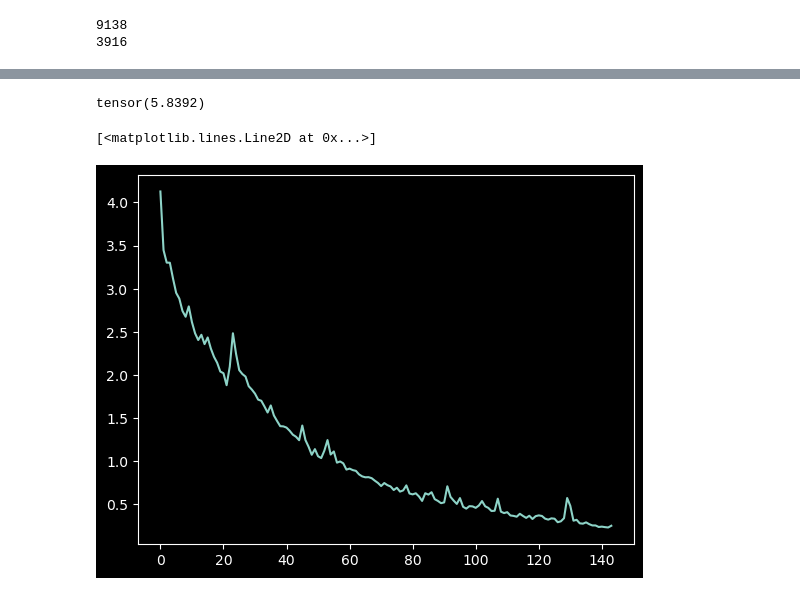
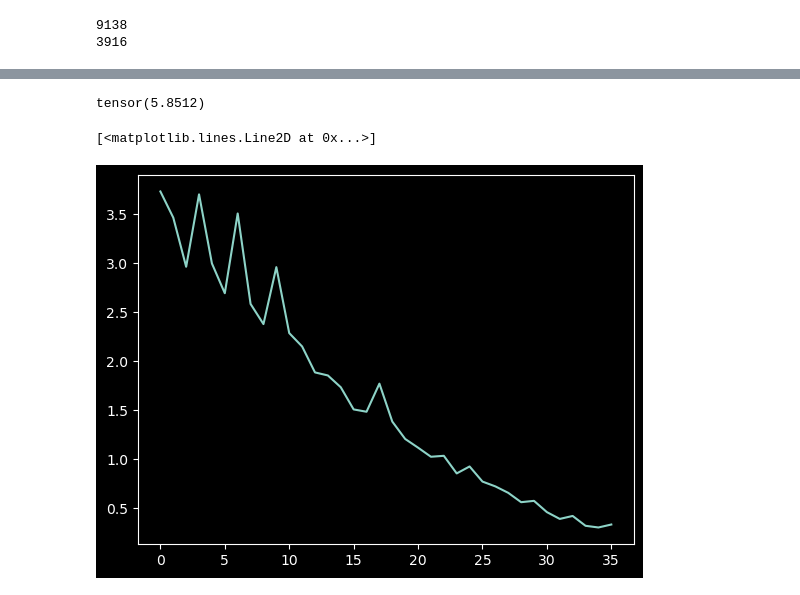
Before and after one commit to ShawonAshraf/experiments, a Jupyter notebook: pos_tagging/lstm/postagger_lstm.ipynb, the cells around one changed output, grey strips where cells are left out. Drawn from its saved outputs; the diff is of its cells as text; code cells hidden in the pictures.

```diff
--- a/pos_tagging/lstm/postagger_lstm.ipynb
+++ b/pos_tagging/lstm/postagger_lstm.ipynb
@@ -174,6 +176,7 @@ import torch.nn as nn
 import torch.nn.functional as F
 import torch.optim as optim
 # %%
+from tqdm.auto import trange, tqdm
 class LSTMTagger(nn.Module):
     def __init__(self, vocab_size, embedding_dimension, projection_dims, n_labels, pad_idx) -> None:
         super().__init__()
@@ -189,13 +192,12 @@ class LSTMTagger(nn.Module):
         self.embedding = nn.Embedding(self.vocab_size,
                                       self.embedding_dimension,
                                       padding_idx=self.pad_idx)
-        self.lstm = nn.LSTM(self.embedding_dimension, self.projection_dims, 2, batch_first=True, bidirectional=True)
-        self.fc = nn.Linear(self.projection_dims * 2, self.n_labels)
-        self.dropout = nn.Dropout(0.5)
+        self.lstm = nn.LSTM(self.embedding_dimension, self.projection_dims, batch_first=True)
+        self.fc = nn.Linear(self.projection_dims, self.n_labels)
 
         # normal init
         self.__custom_init()
-        self.embedding.weight.data[self.pad_idx] = torch.zeros(self.embedding_dimension, )
+        # self.embedding.weight.data[self.pad_idx] = torch.zeros(self.embedding_dimension, )
 
 
     def __custom_init(self):
@@ -205,7 +207,7 @@ class LSTMTagger(nn.Module):
     def forward(self, x):
         out = self.embedding(x)
         out, _ = self.lstm(out)
-        out = self.fc(self.dropout(out))
+        out = self.fc(out)
         out = F.leaky_relu(out)
 
         return out
@@ -213,7 +215,7 @@ class LSTMTagger(nn.Module):
 
 
 
-model = LSTMTagger(len(word_to_idx), 300, 300, 300, 1)
+model = LSTMTagger(len(word_to_idx), 300, 600, 300, 1)
 with torch.no_grad():
     for batch in train_loader:
         words, labels = batch
@@ -223,4 +225,4 @@ with torch.no_grad():
         print(loss)
         break
 # %% [output]
-tensor(5.8392)
+tensor(5.8512)
@@ -258,9 +229,38 @@ for _ in trange(epochs):
-# %%
-%matplotlib inline
-import matplotlib.pyplot as plt
-
-plt.plot(np.arange(len(losses)), losses)
-# %% [output]
-[<matplotlib.lines.Line2D at 0x...>]
-[figure, removed]
+# %%
+optimiser = optim.AdamW(model.parameters())
+criterion = nn.CrossEntropyLoss(ignore_index=1)
+
+epochs = 50
+
+losses = list()
+model = model.to("cuda")
+
+global_steps = 0
+for _ in trange(epochs):
+    model.train()
+    for batch in train_loader:
+        words, labels = batch
+
+        words = words.to("cuda")
+        labels = labels.to("cuda")
+
+        optimiser.zero_grad()
+        logits = model(words)
+        loss = criterion(logits, labels)
+
+        global_steps += 1
+
+        if global_steps % 100 == 0:
+            losses.append(loss.item())
+
+        loss.backward()
+        optimiser.step()
+
+%matplotlib inline
+import matplotlib.pyplot as plt
+
+plt.plot(np.arange(len(losses)), losses)
+# %% [output]
+[<matplotlib.lines.Line2D at 0x...>]
+[figure, added]
 # %%
```
Also changed, not shown: parts of 7 cells of this notebook, 1 other file.
